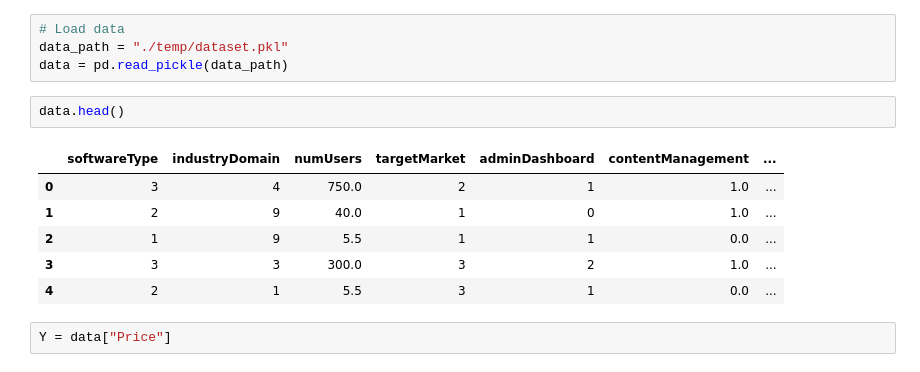
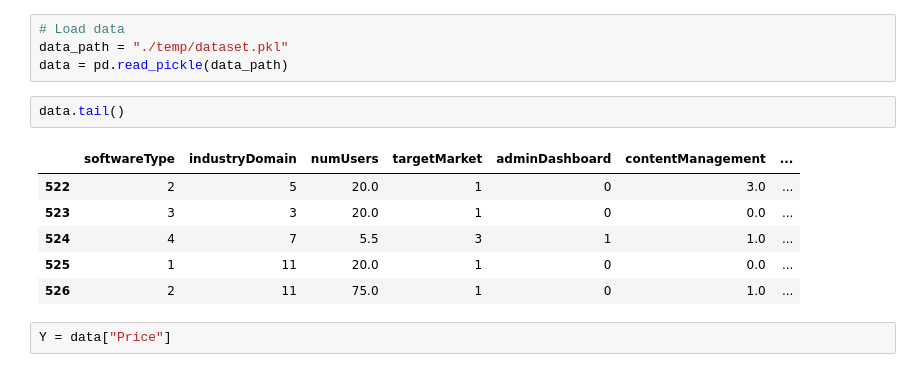
Before and after one commit to OmniSoft-Limited/price-prediction-model, a Jupyter notebook: notebooks/eda.ipynb, the cells around one changed output. Drawn from its saved outputs; the diff is of its cells as text.

```diff
--- a/notebooks/eda.ipynb
+++ b/notebooks/eda.ipynb
@@ -10,14 +10,14 @@ import seaborn as sns
 data_path = "./temp/dataset.pkl"
 data = pd.read_pickle(data_path)
 # %%
-data.head()
+data.tail()
 # %% [output]
 |  | softwareType | industryDomain | numUsers | targetMarket | adminDashboard | contentManagement | ... |
-| 0 | 3 | 4 | 750.0 | 2 | 1 | 1.0 | ... |
-| 1 | 2 | 9 | 40.0 | 1 | 0 | 1.0 | ... |
-| 2 | 1 | 9 | 5.5 | 1 | 1 | 0.0 | ... |
-| 3 | 3 | 3 | 300.0 | 3 | 2 | 1.0 | ... |
-| 4 | 2 | 1 | 5.5 | 3 | 1 | 0.0 | ... |
+| 522 | 2 | 5 | 20.0 | 1 | 0 | 3.0 | ... |
+| 523 | 3 | 3 | 20.0 | 1 | 0 | 0.0 | ... |
+| 524 | 4 | 7 | 5.5 | 3 | 1 | 1.0 | ... |
+| 525 | 1 | 11 | 20.0 | 1 | 0 | 0.0 | ... |
+| 526 | 2 | 11 | 75.0 | 1 | 0 | 1.0 | ... |
 # %%
 Y = data["Price"]
 # %%
```
Also changed, not shown: parts of 2 cells of this notebook, 8 other files.
